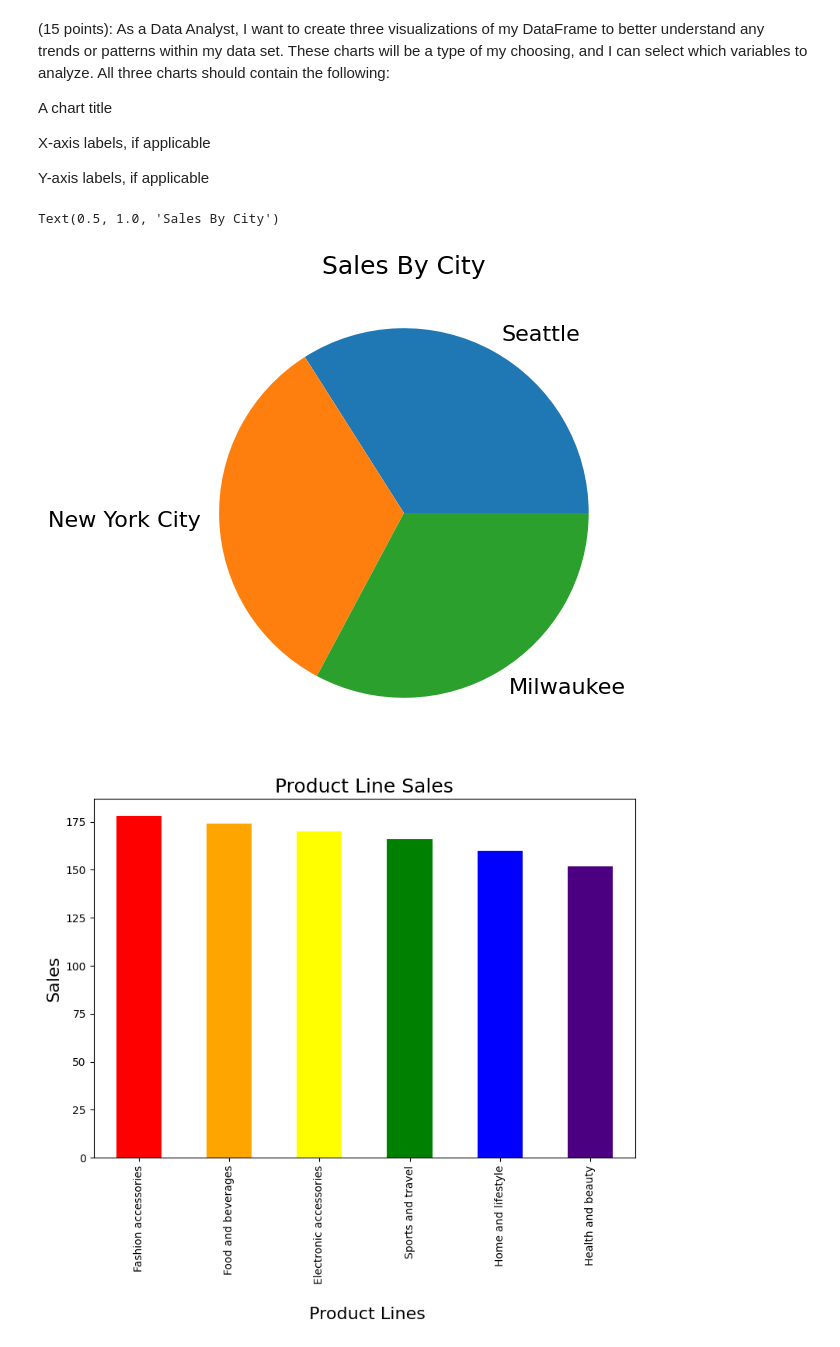
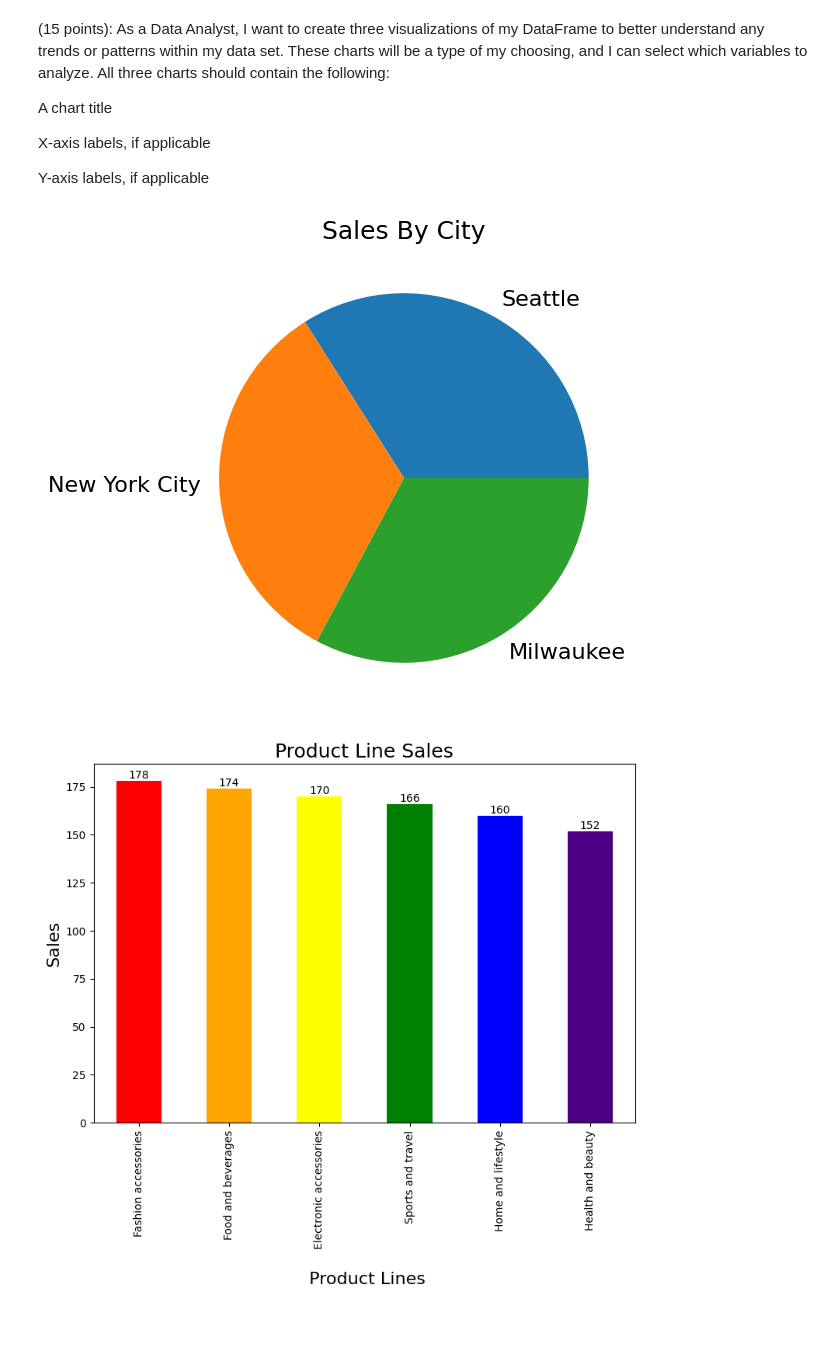
Before and after one commit to anbenbow/Exploratory-Data-Analysis-Part-1-2, a Jupyter notebook: Exploratory Data Analysis Part 1 & 2.ipynb, the cells around one changed output. Saved outputs shown, nothing was run; the diff lists cells and outputs as text; code cells hidden in the pictures.

```diff
--- a/Exploratory Data Analysis Part 1 & 2.ipynb
+++ b/Exploratory Data Analysis Part 1 & 2.ipynb
@@ -39,0 +13,5 @@ df
+# %%
+my_query = """SELECT * FROM sales JOIN cities USING(City_ID)"""
+
+df = pd.read_sql_query(my_query, my_db);
+df
@@ -116,18 +106,17 @@ location_sales.plot.pie(figsize=(9,6),fontsize=16);
 plt.ylabel('',fontsize=16)
 plt.title('Sales By City',fontsize=18);
 # %% [output]
-Text(0.5, 1.0, 'Sales By City')
 [figure]
 # %%
 product_sales=deduped_df['Product_Line'].value_counts()
-product_sales.plot.bar(figsize=(9,6),fontsize=16,color=['Red','Orange','Yellow','Green','Blue','Indigo','Violet']);
+product_chart=product_sales.plot.bar(figsize=(9,6),fontsize=16,color=['Red','Orange','Yellow','Green','Blue','Indigo','Violet']);
 plt.xlabel('\n Product Lines',fontsize=16)
 plt.ylabel('Sales',fontsize=16)
 plt.title('Product Line Sales',fontsize=18)
 plt.xticks(fontsize=10);
 plt.yticks(fontsize=10);
-#product_sales.bar_label(product_sales.containers[0]);
+product_chart.bar_label(product_chart.containers[0]);
 # %% [output]
-[figure, old version]
+[figure, new version]
 # %%
 member_gender=deduped_df[['Customer_Type','Gender']].value_counts()
```
Also changed, not shown: parts of 13 cells of this notebook.
